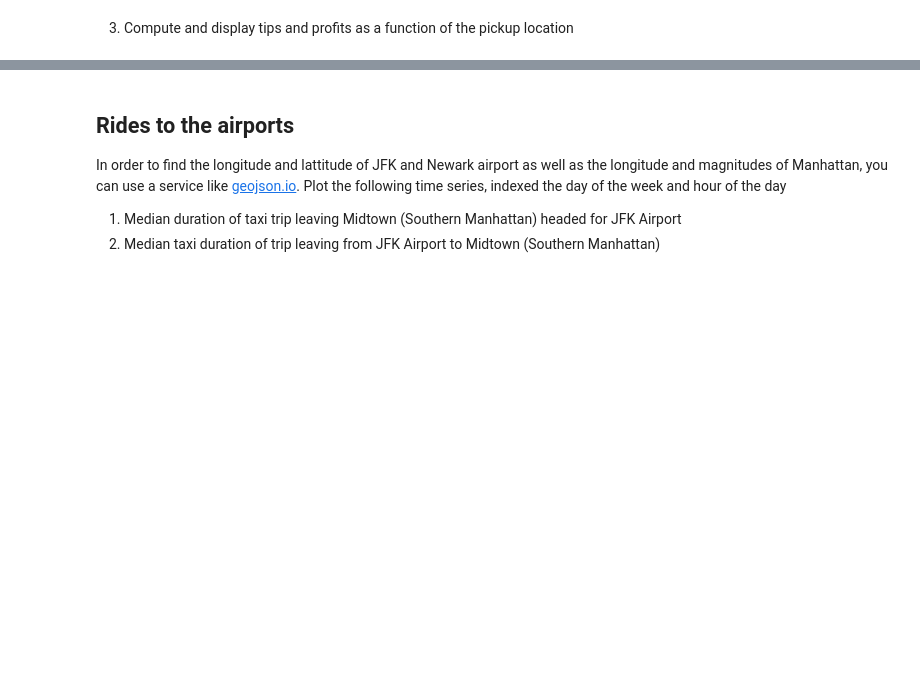
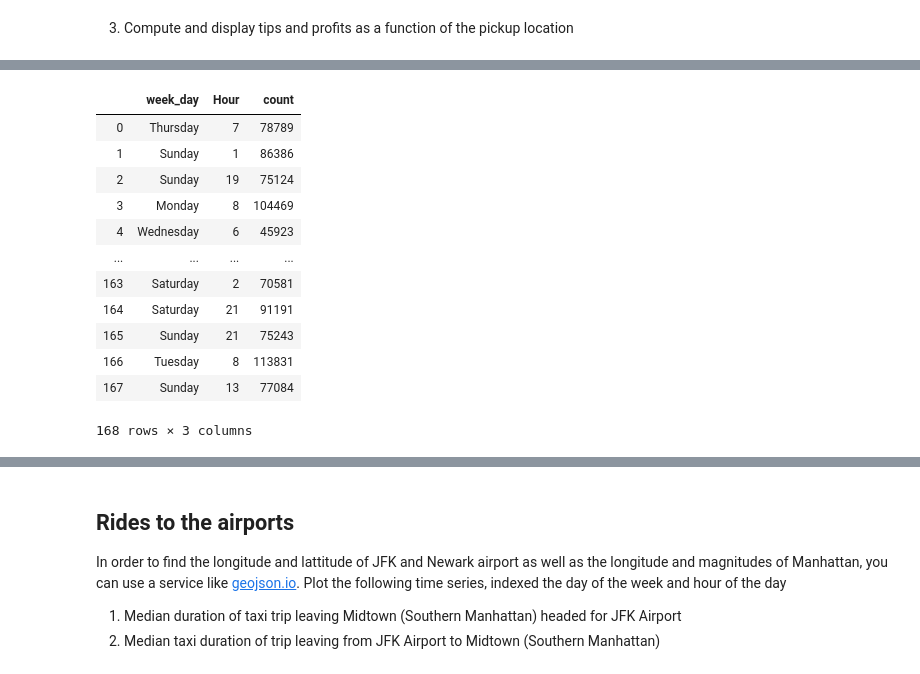
Before and after one commit to JLechuga94/BigData_1, a Jupyter notebook: homework03.ipynb, the cells around one changed output, grey strips where cells are left out. Cells and saved outputs as stored; diff of their text form; code cells hidden in the pictures; blank space fills up the shorter version.

```diff
--- a/homework03.ipynb
+++ b/homework03.ipynb
@@ -796,3 +800,5 @@ df_coordinates.select("pickup_longitude", "pickup_latitude").distinct().count()
+# %%
+df_2015_06 = spark.read.parquet("parquets/yellow_tripdata_2015.parquet/Month=6").cache()
 # %% [markdown]
 ## Assessing seasonalities and looking at time series
 
@@ -806,0 +808,5 @@ df_2015_June
+# %%
+df_2015_06
+
+
+df_2015_06 = df_2015_06.withColumn("week_day", fn.date_format("tpep_pickup_datetime", "EEEE")).withColumn("Hour", fn.hour("tpep_pickup_datetime"))
@@ -806,0 +835,19 @@ df_2015_June
+# %%
+number_pickups_weekday_hour = df_2015_06.groupby("week_day", "Hour").count()
+# %%
+pickups_df = number_pickups_weekday_hour.toPandas()
+pickups_df
+# %% [output]
+|  | week_day | Hour | count |
+| 0 | Thursday | 7 | 78789 |
+| 1 | Sunday | 1 | 86386 |
+| 2 | Sunday | 19 | 75124 |
+| 3 | Monday | 8 | 104469 |
+| 4 | Wednesday | 6 | 45923 |
+| ... | ... | ... | ... |
+| 163 | Saturday | 2 | 70581 |
+| 164 | Saturday | 21 | 91191 |
+| 165 | Sunday | 21 | 75243 |
+| 166 | Tuesday | 8 | 113831 |
+| 167 | Sunday | 13 | 77084 |
+168 rows × 3 columns
```
Also changed, not shown: parts of 14 cells of this notebook.
